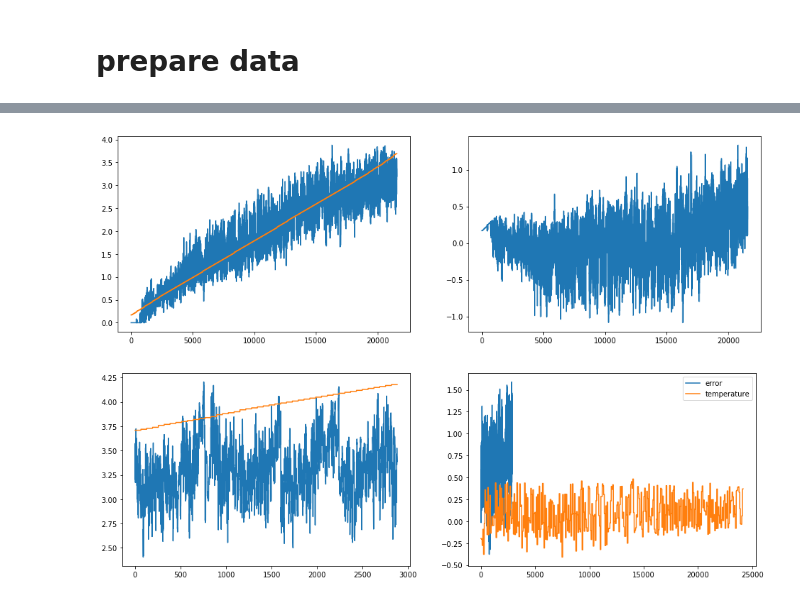
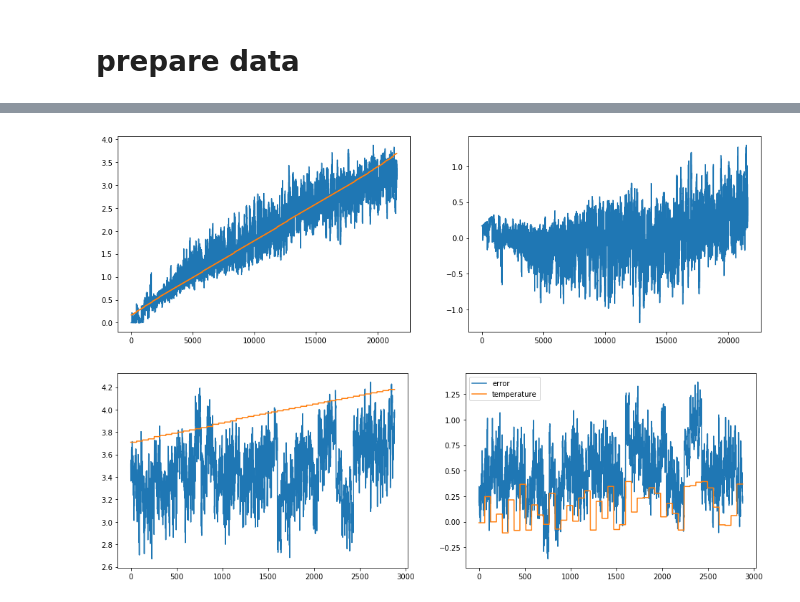
Before and after one commit to gejianwnen/IGBT_NASA, a Jupyter notebook: baseline.ipynb, the cells around one changed output, grey strips where cells are left out. Cells and saved outputs as stored; diff of their text form; code cells hidden in the pictures.

```diff
--- a/baseline.ipynb
+++ b/baseline.ipynb
@@ -302,7 +302,7 @@ cols = train_df.columns.values
 del_cols = []
 for i in range(cols.size):
     for j in range(i+1,cols.size,1):
-        if(corr_df.iloc[i,j]>0.98):
+        if(corr_df.iloc[i,j]>0.99):
             if(cols[j] not in del_cols):
                 del_cols.append(cols[j])
 print("length of delete cols:",len(del_cols))
@@ -311,7 +311,7 @@ train_df.drop(del_cols,axis = 1,inplace= True)
 corr_df = train_df.corr().abs()
 corr_df.sort_values(by = 'num_cycle',axis = 0, ascending=False, inplace = True)
 l = corr_df.index.to_series()
-x = corr_df.loc[:,'num_cycle']>0.6
+x = corr_df.loc[:,'num_cycle']>0.5
 cols = l[x].values
 print("feature length:",len(cols)-1)
 print(cols)
@@ -530,7 +552,7 @@ from weight_init import *
 
 use_gpu = torch.cuda.is_available()
 print("use gpu:",use_gpu)
-model = neuralNetwork2(21,32,1)
+model = neuralNetwork2(33,512,1,0.6)
 model.apply(weight_init)
 try:
     model.load_state_dict(torch.load('./model/neuralNetwork2.pth'))
@@ -546,7 +568,7 @@ optimizer = torch.optim.Adam(model.parameters(), lr=1e-4)
 # 开始训练
 losses_train  = []
 losses_test = []
-num_epochs = 2000
+num_epochs = 1000
 
 for epoch in range(num_epochs):
     model.train()
@@ -613,24 +629,25 @@ plt.plot((y_train-predict))
 # plt.plot(a[:350]-0.5)
 plt.show()
 # %% [output]
-[figure, old version]
+[figure, new version]
 # %%
 model.eval()
 with torch.no_grad():
     x_test = x_test.cuda()
     predict = model(x_test)
 predict = predict.cpu()
 y_test = y_test.cpu()
+x_test = x_test.cpu()
 plt.close("all")
 plt.figure(figsize=(16,5))
 plt.subplot(121)
 plt.plot(predict)
 plt.plot(y_test)
 plt.subplot(122)
 plt.plot((y_test-predict),label = "error")
 a = train_df["temperature"].values
-plt.plot(a[350:]-0.5,label = "temperature")
+plt.plot(x_test[:,-1]-0.5,label = "temperature")
 plt.legend()
 plt.show()
 # %% [output]
-[figure, old version]
+[figure, new version]
```
Also changed, not shown: parts of 4 cells of this notebook, 2 other files.
